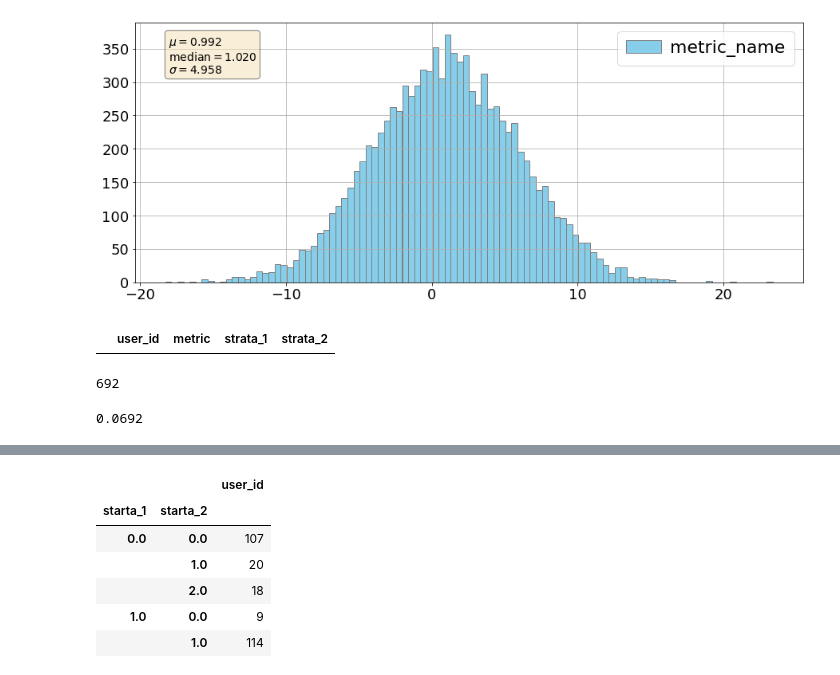
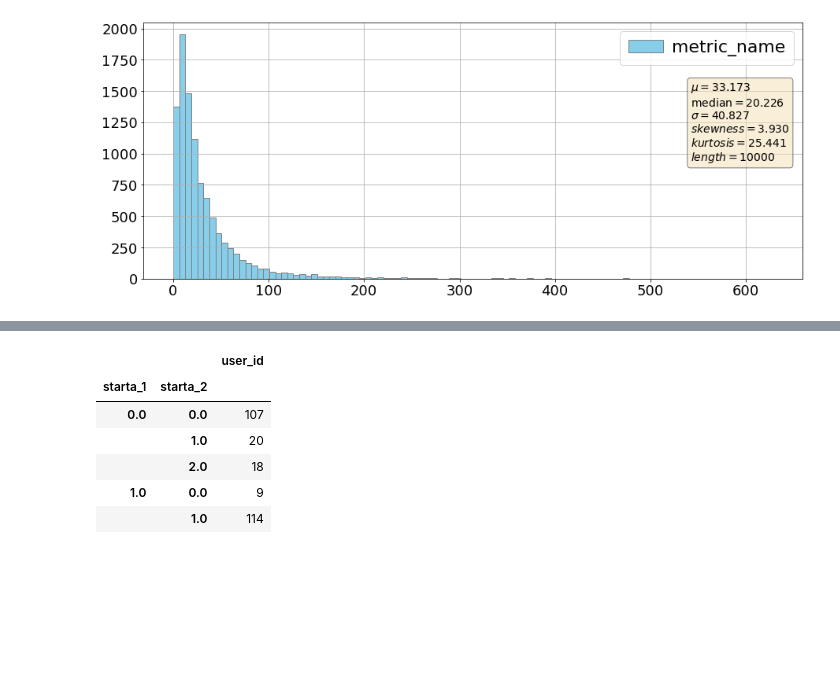
Before and after one commit to repinmihail/AB-test-pipeline, a Jupyter notebook: AB-pipeline.ipynb, the cells around one changed output, grey strips where cells are left out. Drawn from its saved outputs; the diff is of its cells as text; code cells hidden in the pictures; blank space fills up the shorter version.

```diff
--- a/AB-pipeline.ipynb
+++ b/AB-pipeline.ipynb
@@ -12,15 +15,25 @@ from tqdm.notebook import tqdm
 # %%
 # генерируем датафрейм
 sample_size = 10_000
+MEAN = 3
+STD = 1
 
-metric = np.random.normal(1, 5, sample_size).reshape(1,sample_size)
+#distribution = stats.lognorm(loc=MEAN, scale=STD)
+
+metric = np.random.normal(MEAN, STD, sample_size).reshape(1, sample_size)
+log_metric = np.random.lognormal(MEAN, STD, sample_size).reshape(1, sample_size)
+def normalization_data(metric):
+    min_max_scaler = preprocessing.MinMaxScaler()
+    normal_metric = min_max_scaler.fit_transform(metric)
+    return normal_metric
+
+normal_metric = normalization_data(metric)
 user_id = np.arange(sample_size).reshape(1,sample_size)
-starta_1 = np.random.randint(5, size=sample_size).reshape(1,sample_size)
-starta_2 = np.random.randint(3, size=sample_size).reshape(1,sample_size) + 10
+starta_1 = np.random.randint(5, size=sample_size).reshape(1, sample_size)
+starta_2 = np.random.randint(3, size=sample_size).reshape(1, sample_size) + 10
 cols = ['user_id', 'metric', 'strata_1', 'strata_2']
 
 df = pd.DataFrame(
-    data=np.concatenate((user_id, metric, starta_1, starta_2), axis=0).T,
+    data=np.concatenate((user_id, log_metric, starta_1, starta_2), axis=0).T,
     columns=cols
     )
-df
@@ -60,25 +59,38 @@ plt.rc('ytick', labelsize=yticksize)
 plt.rc('legend', fontsize=legendsize)
 # %%
 # посмотрим на распределение сырых данных
-data_mean = round(np.mean(df['metric']), 4)
-data_std = round(np.std(df['metric']), 4)
-data_median = round(np.median(df['metric']), 4)
 
-fig, ax = plt.subplots()
-ax.hist(df['metric'], color='skyblue', ec='grey', bins=100)
-props = dict(boxstyle='round', facecolor='wheat', alpha=0.5)
-textstr = '\n'.join((
-    r'$\mu=%.3f$' % (data_mean, ),
-    r'$\mathrm{median}=%.3f$' % (data_median, ),
-    r'$\sigma=%.3f$' % (data_std, )))
+def data_distribution_plot(metric):
 
-ax.text(0.05, 0.95, textstr, transform=ax.transAxes, fontsize=14,
-        verticalalignment='top', bbox=props)
+    metric = metric
+    data_mean = round(np.mean(metric), 4)
+    data_std = round(np.std(metric), 4)
+    data_median = round(np.median(metric), 4)
+    skewness_ = round(skew(metric), 4)
+    kurtosis_ = round(kurtosis(metric), 4)
+    lenght = len(metric)
 
-plt.legend(['metric_name'])
-plt.grid()
-plt.show()
+    fig, ax = plt.subplots()
+    ax.hist(metric, color='skyblue', ec='grey', bins=100)
+    props = dict(boxstyle='round', facecolor='wheat', alpha=0.5)
+    textstr = '\n'.join((
+        r'$\mu=%.3f$' % (data_mean, ),
+        r'$\mathrm{median}=%.3f$' % (data_median, ),
+        r'$\sigma=%.3f$' % (data_std, ),
+        r'$skewness=%.3f$' % (skewness_, ),
+        r'$kurtosis=%.3f$' % (kurtosis_, ),
+        r'$length=%.0f$' % (lenght, ),
+        ))
+
+    ax.text(0.83, 0.77, textstr, transform=ax.transAxes, fontsize=14,
+            verticalalignment='top', bbox=props)
+
+    plt.legend(['metric_name'])
+    plt.grid()
+    plt.show()
+
+data_distribution_plot(metric)
 # %% [output]
-[figure, old version]
+[figure, new version]
 # %%
 # попробуем снизить дисперсию данных за счет стратификации
@@ -150,17 +162,3 @@ def select_stratified_data(data, strat_columns, group_size, weights=None, seed=N
                 print('Нарушена индексация. Проверьте границы входимости индексов в датафрейм')
                 return
     return stratified_df
-# %%
-strat_columns = ['strata_1', 'strata_2']
-val_list = [0.0, 1.0]
-df[df[strat_columns].isin(val_list).all(axis=1)].reset_index(drop=True)
-# %% [output]
-|  | user_id | metric | strata_1 | strata_2 |
-# %%
-len_df = len(df)
-len_strata = len(df[(df['strata_1'] == 0.0) & (df['strata_2'] == 1.0)].reset_index(drop=True))
-print(len_strata)
-len_strata / len_df
-# %% [output]
-692
-0.0692
```
Also changed, not shown: parts of 12 cells of this notebook.
